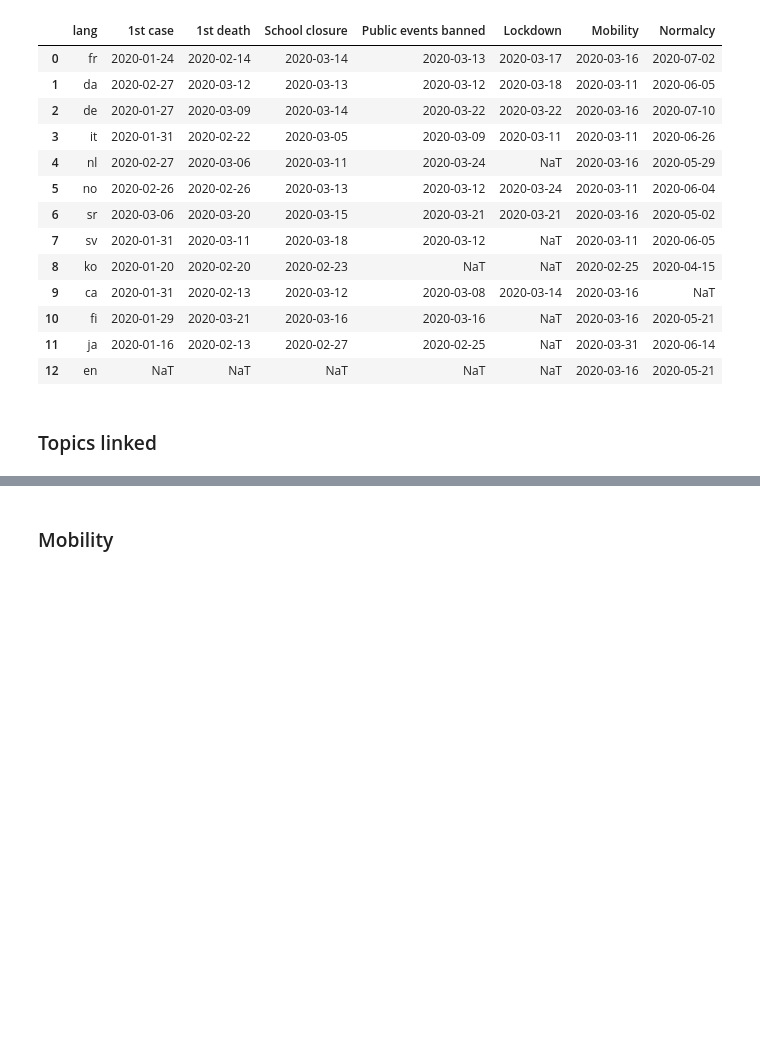
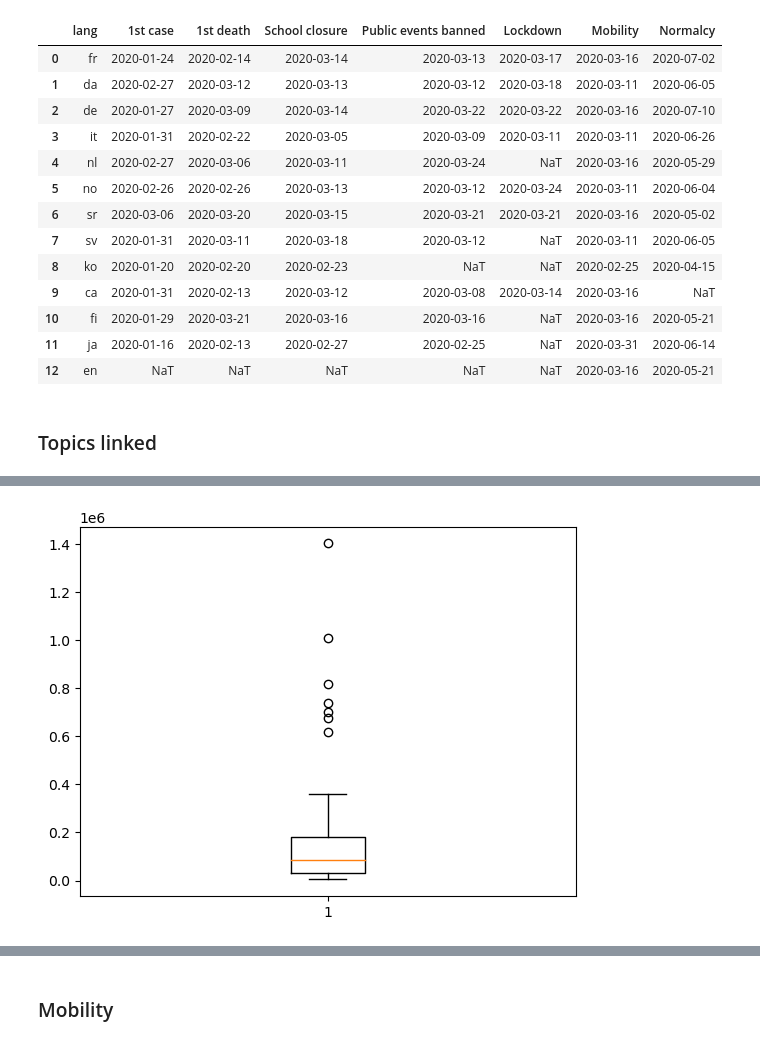
Before and after one commit to epfl-ada/ada-2023-project-bobeast, a Jupyter notebook: Milestone_P2.ipynb, the cells around one changed output, grey strips where cells are left out. Cells and saved outputs as stored; diff of their text form; code cells hidden in the pictures; blank space fills up the shorter version.

```diff
--- a/Milestone_P2.ipynb
+++ b/Milestone_P2.ipynb
@@ -83,2 +96,7 @@ topic_agg=topics_agg.sort_values(ascending=False)
+# %%
+plt.boxplot(x=topics_agg)
+plt.show()
+# %% [output]
+[figure, added]
 # %%
 plt.figure(figsize=(12,6))
```
Also changed, not shown: parts of 9 cells of this notebook, 1 other file.
